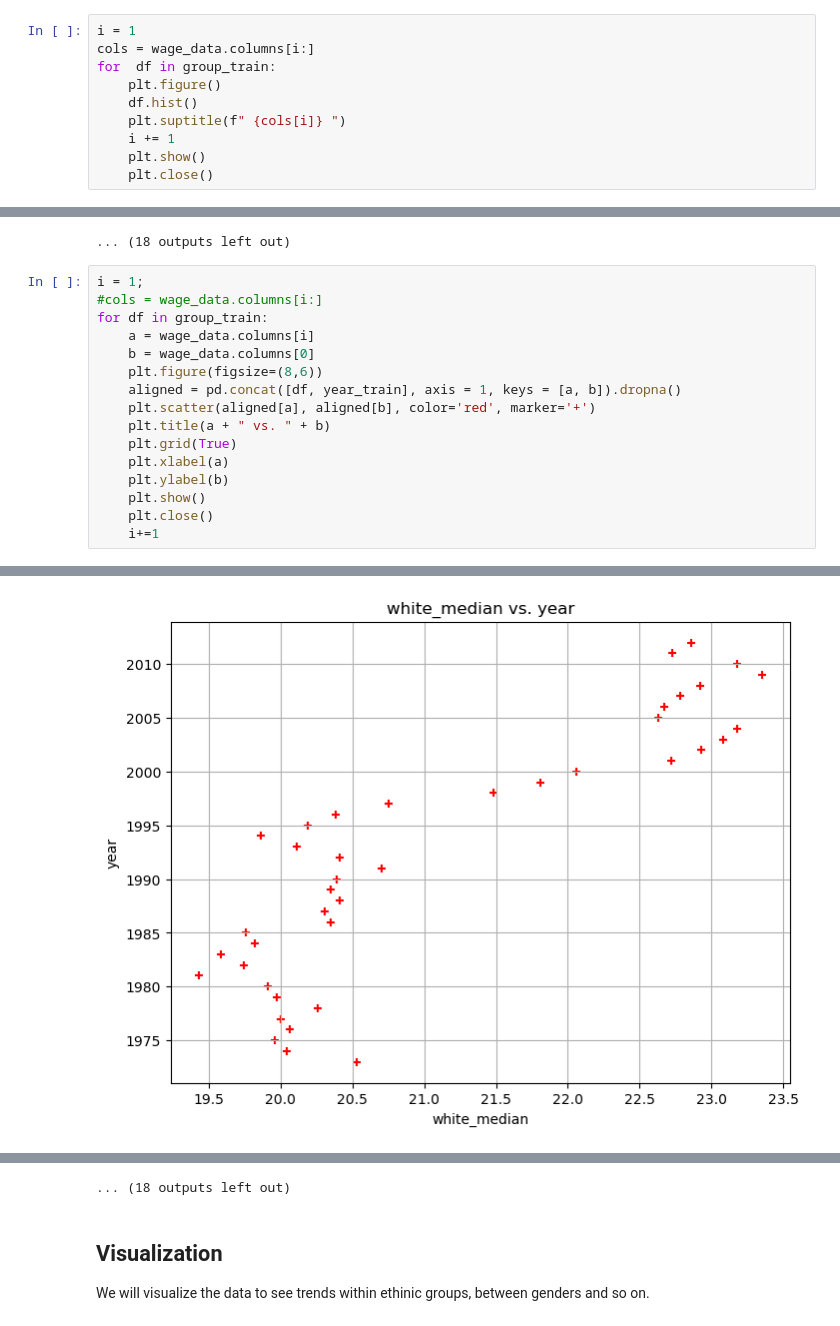
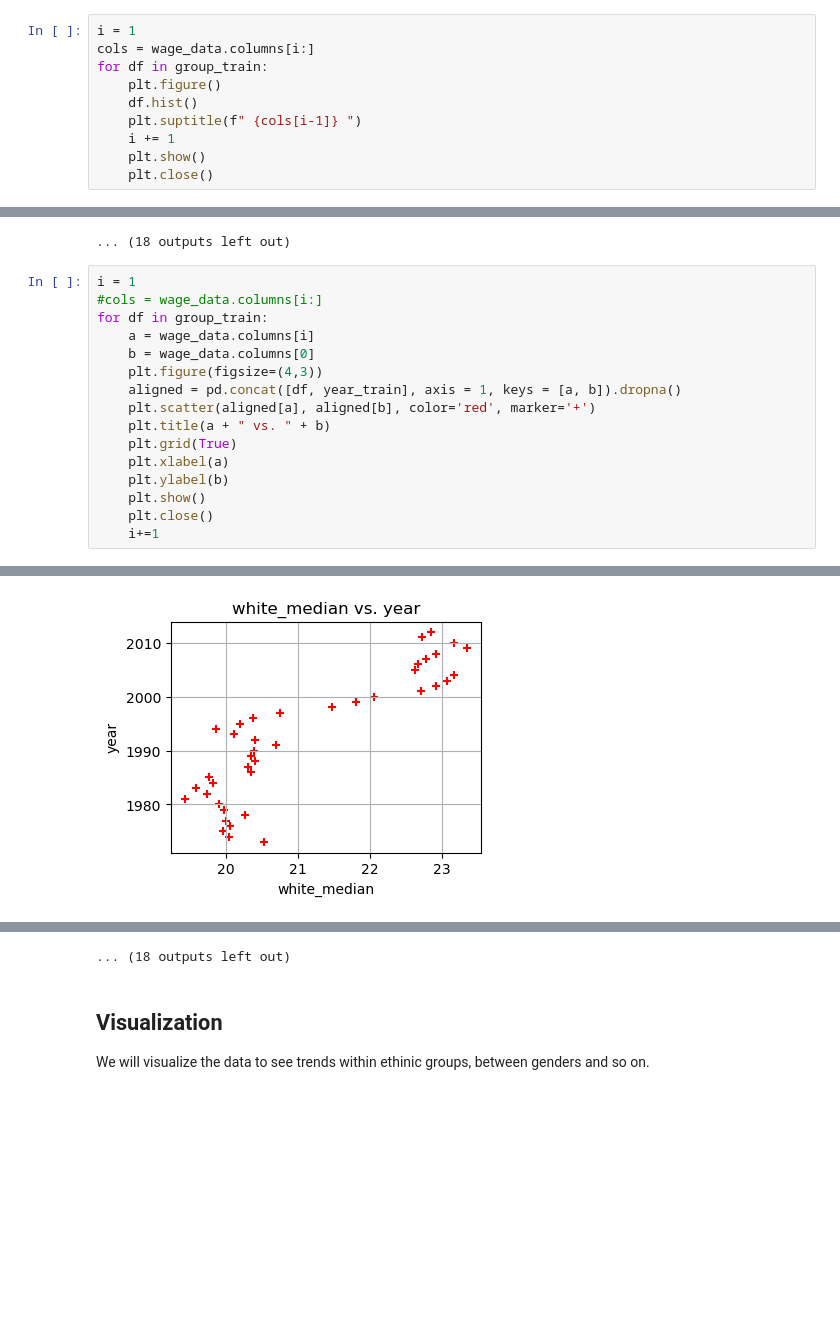
Before and after one commit to sanslab22/Time-Series-Forecasting, a Jupyter notebook: Project.ipynb, the cells around one changed output, grey strips where cells are left out. Drawn from its saved outputs; the diff is of its cells as text; blank space fills up the shorter version.

```diff
--- a/Project.ipynb
+++ b/Project.ipynb
@@ -140,10 +140,10 @@ Correlation between women_recent_college_graduate and year: 0.4701852860368271
 # %%
 i = 1
 cols = wage_data.columns[i:]
-for  df in group_train:
+for df in group_train:
     plt.figure()
     df.hist()
-    plt.suptitle(f" {cols[i]} ")
+    plt.suptitle(f" {cols[i-1]} ")
     i += 1
     plt.show()
     plt.close()
@@ -162,12 +162,12 @@ for  df in group_train:
 [figure]
 ... (18 outputs left out)
 # %%
-i = 1;
+i = 1
 #cols = wage_data.columns[i:]
 for df in group_train:
     a = wage_data.columns[i]
     b = wage_data.columns[0]
-    plt.figure(figsize=(8,6))
+    plt.figure(figsize=(4,3))
     aligned = pd.concat([df, year_train], axis = 1, keys = [a, b]).dropna()
     plt.scatter(aligned[a], aligned[b], color='red', marker='+')
     plt.title(a + " vs. " + b)
@@ -187 +187 @@ for df in group_train:
-[figure, old version]
+[figure, new version]
```
Also changed, not shown: parts of 3 cells of this notebook.
